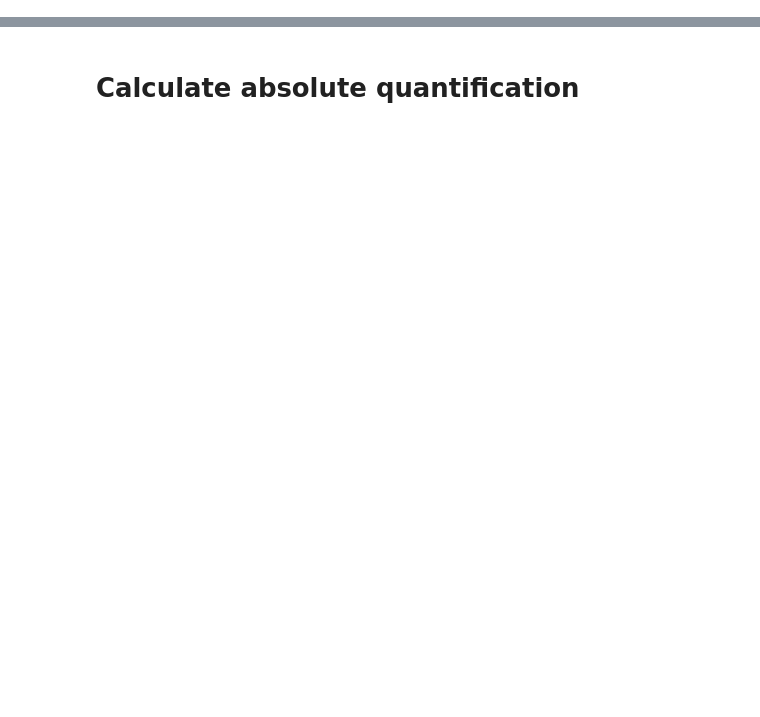
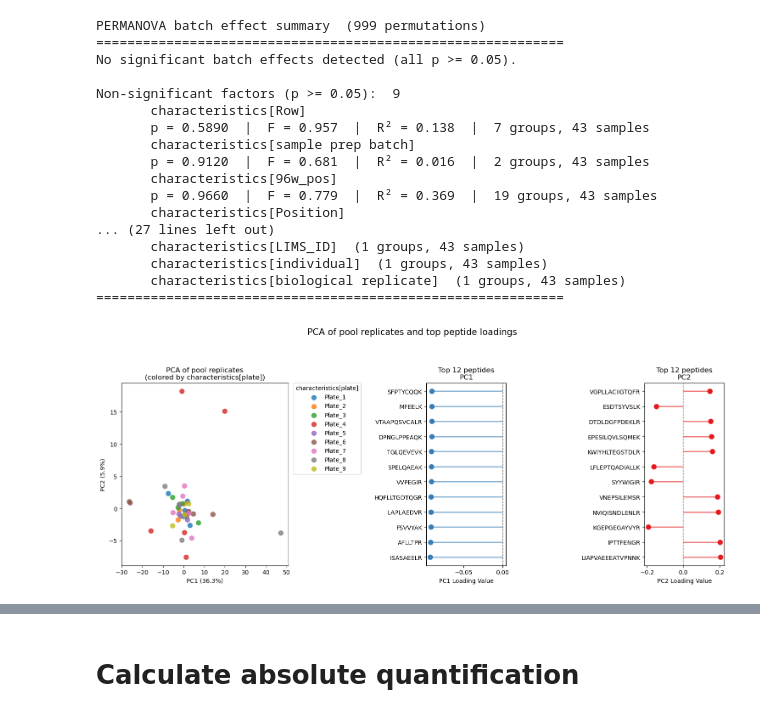
Before and after one commit to thanadol-git/kardemumma, a Jupyter notebook: ratio_MORPHEUS.ipynb, the cells around one changed output, grey strips where cells are left out. Drawn from its saved outputs; the diff is of its cells as text; code cells hidden in the pictures; blank space fills up the shorter version.

```diff
--- a/ratio_MORPHEUS.ipynb
+++ b/ratio_MORPHEUS.ipynb
@@ -173,0 +418,28 @@ kdm.plot_plate_conversion_factors(pool_selected_adj, col_plate='characteristics[
+# %%
+# Verify batch correction — PERMANOVA on corrected ratios
+permanova_corrected = kdm.permanova_batch_effects(
+    skyline_pool_corrected,
+    col_ratio="RatioLightToHeavy_corrected",
+)
+
+# Visual check
+kdm.plot_pool_pca(skyline_pool_corrected, col_ratio="RatioLightToHeavy_corrected")
+# %% [output]
+PERMANOVA batch effect summary  (999 permutations)
+============================================================
+No significant batch effects detected (all p >= 0.05).
+
+Non-significant factors (p >= 0.05):  9
+       characteristics[Row]
+       p = 0.5890  |  F = 0.957  |  R² = 0.138  |  7 groups, 43 samples
+       characteristics[sample prep batch]
+       p = 0.9120  |  F = 0.681  |  R² = 0.016  |  2 groups, 43 samples
+       characteristics[96w_pos]
+       p = 0.9660  |  F = 0.779  |  R² = 0.369  |  19 groups, 43 samples
+       characteristics[Position]
+... (27 lines left out)
+       characteristics[LIMS_ID]  (1 groups, 43 samples)
+       characteristics[individual]  (1 groups, 43 samples)
+       characteristics[biological replicate]  (1 groups, 43 samples)
+============================================================
+[figure, added]
```
Also changed, not shown: parts of 51 cells of this notebook.
